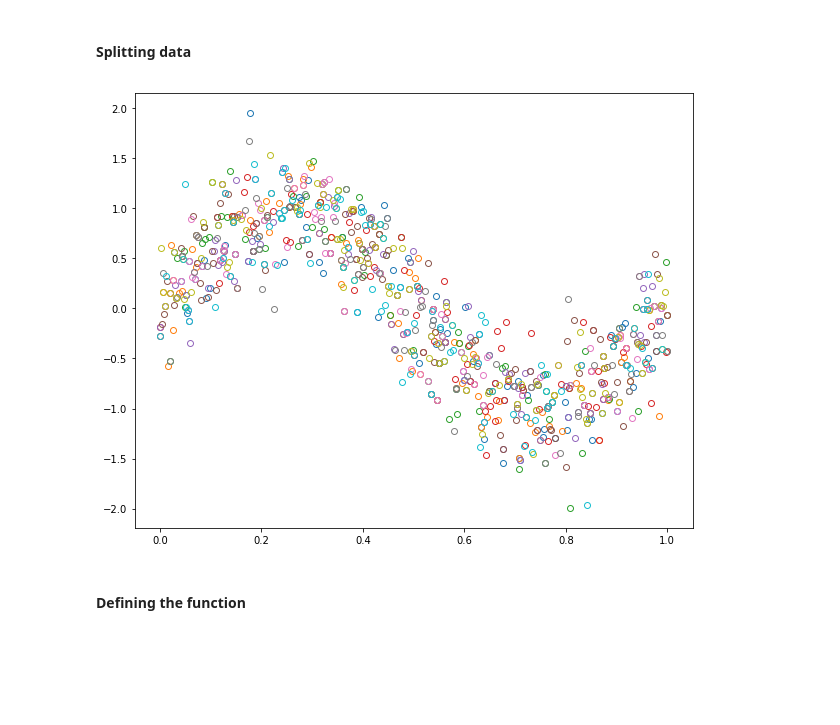
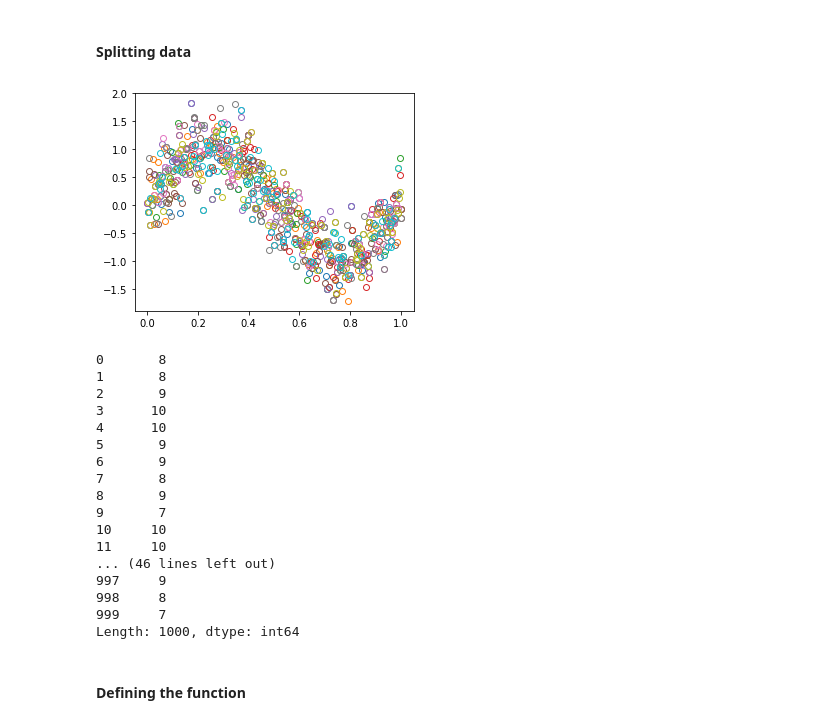
Before and after one commit to filipepfarias/Intro_to_GP, a Jupyter notebook: bayesian_linear_regression/re-visited_curve_fitting.ipynb, the cells around one changed output. Cells and saved outputs as stored; diff of their text form; code cells hidden in the pictures; blank space fills up the shorter version.

Commit message:
Splitting data fixed

```diff
--- a/bayesian_linear_regression/re-visited_curve_fitting.ipynb
+++ b/bayesian_linear_regression/re-visited_curve_fitting.ipynb
@@ -21,21 +21,42 @@ plt.plot(x,data,'o',markerfacecolor='none',markeredgewidth=0.75);
 # %% [markdown]
 #### Splitting data
 # %%
-observations = np.zeros((10,1000));
-observations[:] = np.nan
+obs = np.zeros((10,1000));
+obs[:] = np.nan
 
-plt.figure(figsize=(10,8))
+plt.figure(figsize=(5,4))
 
 for i in range(10):
     np.random.seed(i)
     rdn_index = np.random.randint(0,1000,100)
 
     for j in rdn_index:
-        observations[i][j] = data[j]
+        obs[i][j] = data[j]
 
-    plt.plot(x,observations[i],'o',markerfacecolor='none',markeredgewidth=1);
+    plt.plot(x,obs[i],'o',markerfacecolor='none',markeredgewidth=1);
 # %% [output]
-[figure, old version]
+[figure, new version]
+# %%
+df = pd.DataFrame(obs)
+df.isnull().sum()
+# %% [output]
+0       8
+1       8
+2       9
+3      10
+4      10
+5       9
+6       9
+7       8
+8       9
+9       7
+10     10
+11     10
+... (46 lines left out)
+997     9
+998     8
+999     7
+Length: 1000, dtype: int64
 # %% [markdown]
 #### Defining the function
 # %% [markdown]
```
Also changed, not shown: parts of 7 cells of this notebook.
